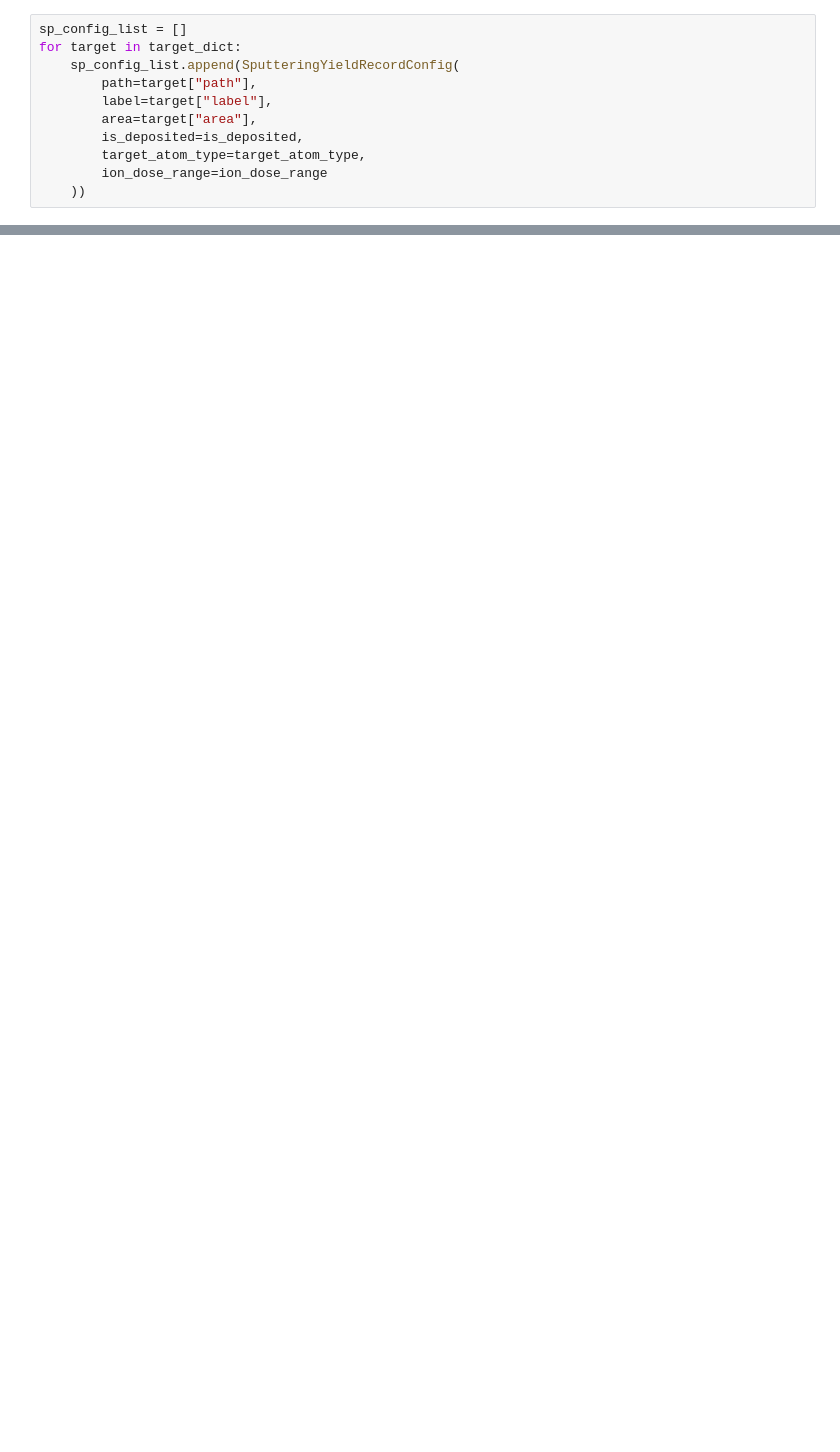
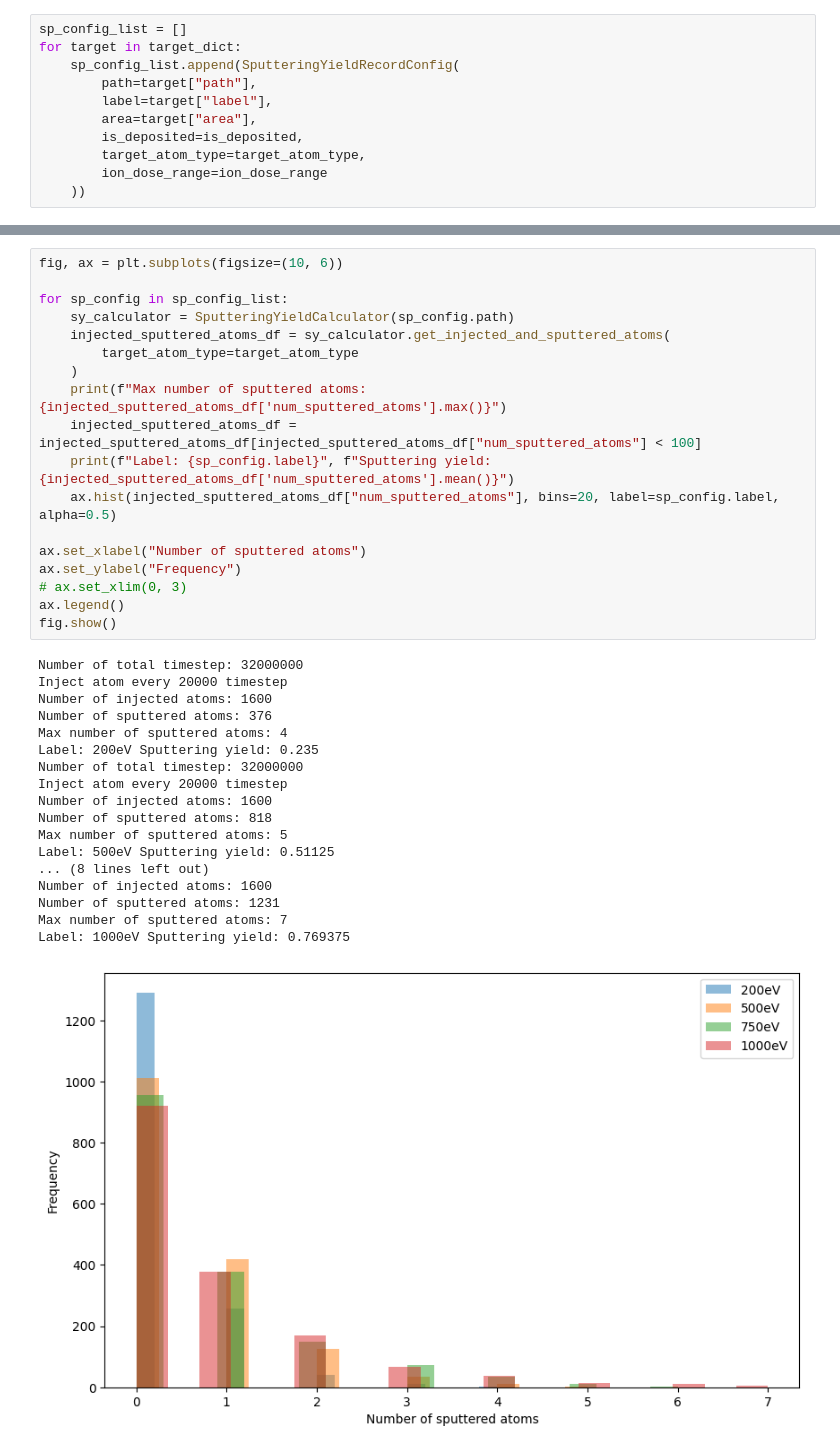
Before and after one commit to y1u0d2a1i/mlp_tools, a Jupyter notebook: notebooks/analyze/plot_sp_with_ion_dose.ipynb, the cells around one changed output, grey strips where cells are left out. Drawn from its saved outputs; the diff is of its cells as text; blank space fills up the shorter version.

```diff
--- a/notebooks/analyze/plot_sp_with_ion_dose.ipynb
+++ b/notebooks/analyze/plot_sp_with_ion_dose.ipynb
@@ -186,0 +179,37 @@ Averange sputtering yield: 0.7442473478382993
+# %%
+fig, ax = plt.subplots(figsize=(10, 6))
+
+for sp_config in sp_config_list:
+    sy_calculator = SputteringYieldCalculator(sp_config.path)
+    injected_sputtered_atoms_df = sy_calculator.get_injected_and_sputtered_atoms(
+        target_atom_type=target_atom_type
+    )
+    print(f"Max number of sputtered atoms: {injected_sputtered_atoms_df['num_sputtered_atoms'].max()}")
+    injected_sputtered_atoms_df = injected_sputtered_atoms_df[injected_sputtered_atoms_df["num_sputtered_atoms"] < 100]
+    print(f"Label: {sp_config.label}", f"Sputtering yield: {injected_sputtered_atoms_df['num_sputtered_atoms'].mean()}")
+    ax.hist(injected_sputtered_atoms_df["num_sputtered_atoms"], bins=20, label=sp_config.label, alpha=0.5)
+
+ax.set_xlabel("Number of sputtered atoms")
+ax.set_ylabel("Frequency")
+# ax.set_xlim(0, 3)
+ax.legend()
+fig.show()
+# %% [output]
+Number of total timestep: 32000000
+Inject atom every 20000 timestep
+Number of injected atoms: 1600
+Number of sputtered atoms: 376
+Max number of sputtered atoms: 4
+Label: 200eV Sputtering yield: 0.235
+Number of total timestep: 32000000
+Inject atom every 20000 timestep
+Number of injected atoms: 1600
+Number of sputtered atoms: 818
+Max number of sputtered atoms: 5
+Label: 500eV Sputtering yield: 0.51125
+... (8 lines left out)
+Number of injected atoms: 1600
+Number of sputtered atoms: 1231
+Max number of sputtered atoms: 7
+Label: 1000eV Sputtering yield: 0.769375
+[figure, added]
```
Also changed, not shown: parts of 7 cells of this notebook, 14 other files.
